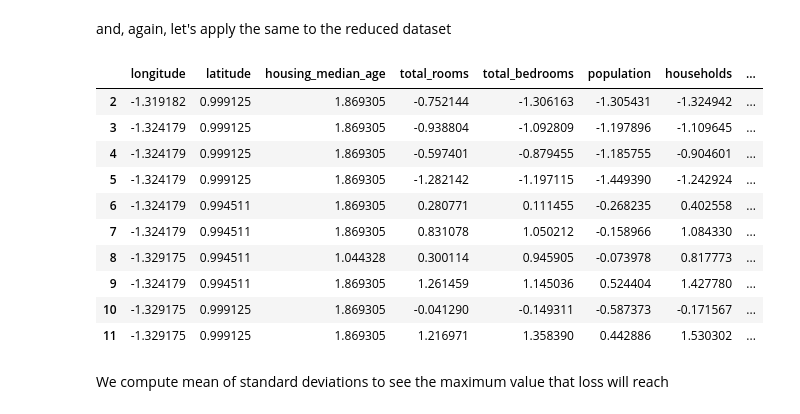
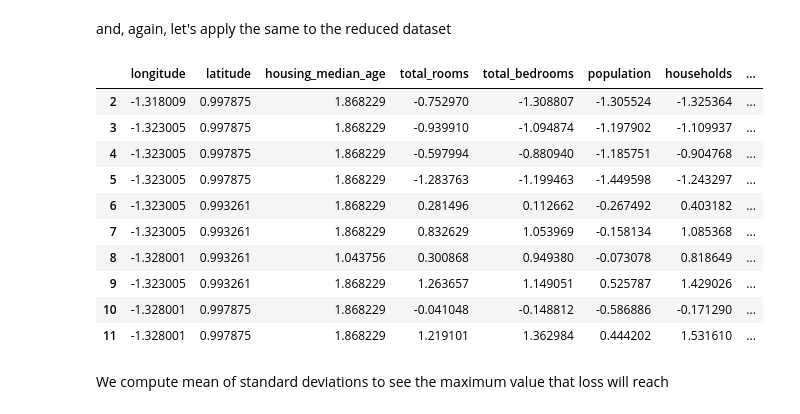
Before and after one commit to iamgiolaga/ridge-regression, a Jupyter notebook: 00_preprocessing.ipynb, the cells around one changed output. Saved outputs shown, nothing was run; the diff lists cells and outputs as text; code cells hidden in the pictures.

```diff
--- a/00_preprocessing.ipynb
+++ b/00_preprocessing.ipynb
@@ -768,21 +785,25 @@ zscore_norm_dataset.head(10)
 # %% [markdown]
 and, again, let's apply the same to the reduced dataset
 # %%
-zscore_norm_reduced_dataset = dataset
+zscore_norm_reduced_dataset = reduced_dataset
+#X, y = simple_split(zscore_norm_reduced_dataset)
+#X = (X - np.mean(X)) / np.std(X)
+#X["median_house_value"] = y
+#zscore_norm_reduced_dataset = X
 zscore_norm_reduced_dataset = (zscore_norm_reduced_dataset - np.mean(zscore_norm_reduced_dataset)) / np.std(zscore_norm_reduced_dataset)
 zscore_norm_reduced_dataset.head(10)
 # %% [output]
 |  | longitude | latitude | housing_median_age | total_rooms | total_bedrooms | population | households | ... |
-| 2 | -1.319182 | 0.999125 | 1.869305 | -0.752144 | -1.306163 | -1.305431 | -1.324942 | ... |
-| 3 | -1.324179 | 0.999125 | 1.869305 | -0.938804 | -1.092809 | -1.197896 | -1.109645 | ... |
-| 4 | -1.324179 | 0.999125 | 1.869305 | -0.597401 | -0.879455 | -1.185755 | -0.904601 | ... |
-| 5 | -1.324179 | 0.999125 | 1.869305 | -1.282142 | -1.197115 | -1.449390 | -1.242924 | ... |
-| 6 | -1.324179 | 0.994511 | 1.869305 | 0.280771 | 0.111455 | -0.268235 | 0.402558 | ... |
-| 7 | -1.324179 | 0.994511 | 1.869305 | 0.831078 | 1.050212 | -0.158966 | 1.084330 | ... |
-| 8 | -1.329175 | 0.994511 | 1.044328 | 0.300114 | 0.945905 | -0.073978 | 0.817773 | ... |
-| 9 | -1.324179 | 0.994511 | 1.869305 | 1.261459 | 1.145036 | 0.524404 | 1.427780 | ... |
-| 10 | -1.329175 | 0.999125 | 1.869305 | -0.041290 | -0.149311 | -0.587373 | -0.171567 | ... |
-| 11 | -1.329175 | 0.999125 | 1.869305 | 1.216971 | 1.358390 | 0.442886 | 1.530302 | ... |
+| 2 | -1.318009 | 0.997875 | 1.868229 | -0.752970 | -1.308807 | -1.305524 | -1.325364 | ... |
+| 3 | -1.323005 | 0.997875 | 1.868229 | -0.939910 | -1.094874 | -1.197902 | -1.109937 | ... |
+| 4 | -1.323005 | 0.997875 | 1.868229 | -0.597994 | -0.880940 | -1.185751 | -0.904768 | ... |
+| 5 | -1.323005 | 0.997875 | 1.868229 | -1.283763 | -1.199463 | -1.449598 | -1.243297 | ... |
+| 6 | -1.323005 | 0.993261 | 1.868229 | 0.281496 | 0.112662 | -0.267492 | 0.403182 | ... |
+| 7 | -1.323005 | 0.993261 | 1.868229 | 0.832629 | 1.053969 | -0.158134 | 1.085368 | ... |
+| 8 | -1.328001 | 0.993261 | 1.043756 | 0.300868 | 0.949380 | -0.073078 | 0.818649 | ... |
+| 9 | -1.323005 | 0.993261 | 1.868229 | 1.263657 | 1.149051 | 0.525787 | 1.429026 | ... |
+| 10 | -1.328001 | 0.997875 | 1.868229 | -0.041048 | -0.148812 | -0.586886 | -0.171290 | ... |
+| 11 | -1.328001 | 0.997875 | 1.868229 | 1.219101 | 1.362984 | 0.444202 | 1.531610 | ... |
 # %% [markdown]
 We compute mean of standard deviations to see the maximum value that loss will reach
 # %%
```
Also changed, not shown: parts of 8 cells of this notebook, 14 other files.
